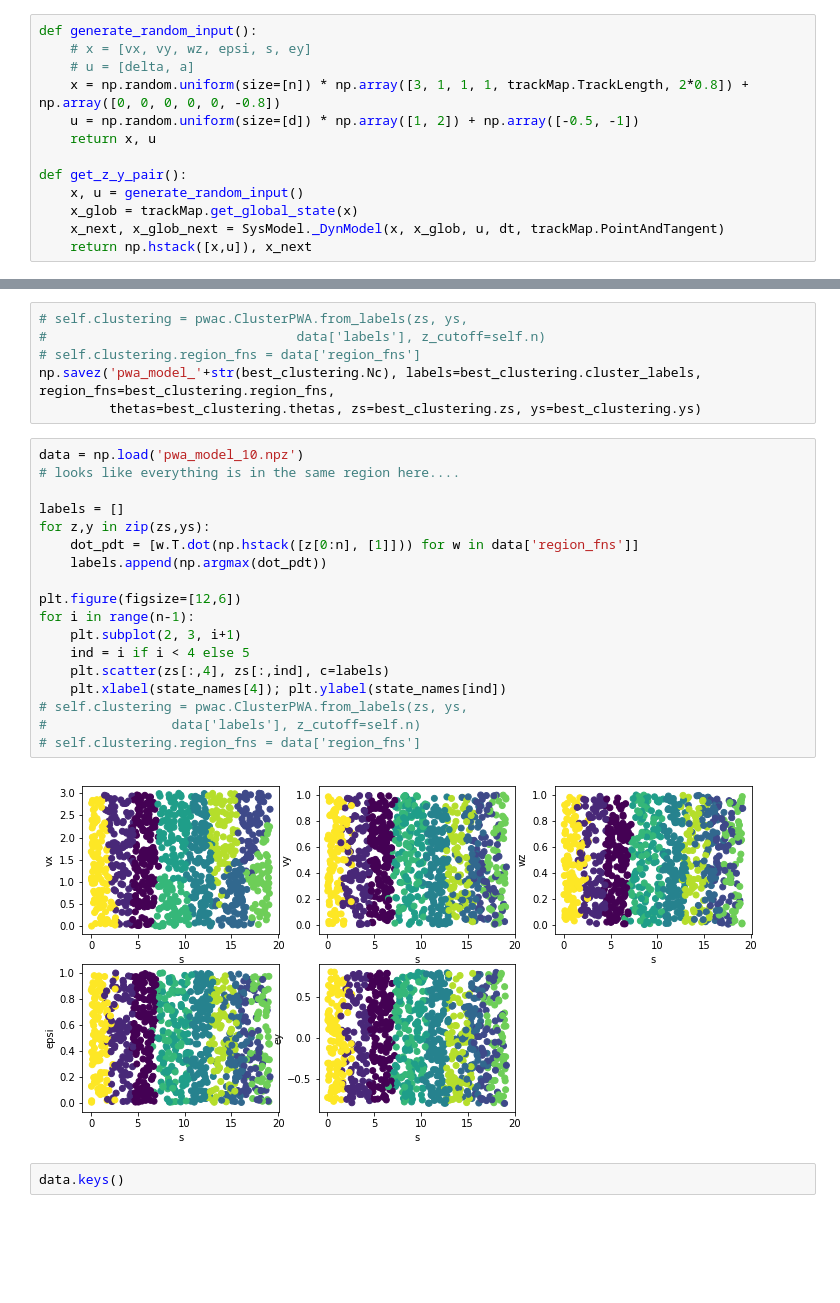
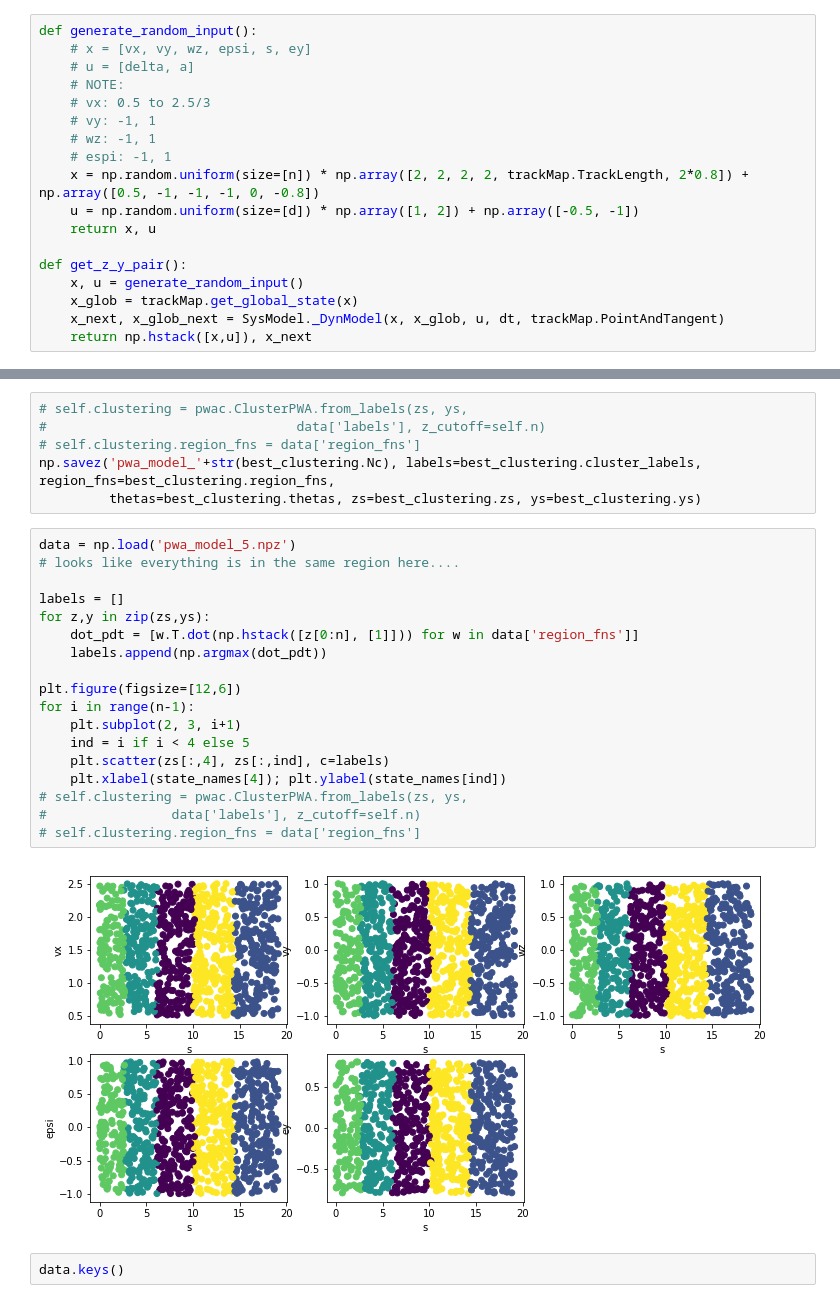
Before and after one commit to urosolia/RacingLMPC, a Jupyter notebook: notebooks/Fitting Accurate Piecewise Affine Model.ipynb, the cells around one changed output, grey strips where cells are left out. Saved outputs shown, nothing was run; the diff lists cells and outputs as text; blank space fills up the shorter version.

```diff
--- a/notebooks/Fitting Accurate Piecewise Affine Model.ipynb
+++ b/notebooks/Fitting Accurate Piecewise Affine Model.ipynb
@@ -26,7 +26,12 @@ n_data = 1000
 def generate_random_input():
     # x = [vx, vy, wz, epsi, s, ey]
     # u = [delta, a]
-    x = np.random.uniform(size=[n]) * np.array([3, 1, 1, 1, trackMap.TrackLength, 2*0.8]) + np.array([0, 0, 0, 0, 0, -0.8])
+    # NOTE:
+    # vx: 0.5 to 2.5/3
+    # vy: -1, 1
+    # wz: -1, 1
+    # espi: -1, 1
+    x = np.random.uniform(size=[n]) * np.array([2, 2, 2, 2, trackMap.TrackLength, 2*0.8]) + np.array([0.5, -1, -1, -1, 0, -0.8])
     u = np.random.uniform(size=[d]) * np.array([1, 2]) + np.array([-0.5, -1])
     return x, u
 
@@ -147,25 +152,25 @@ WARNING: nonoptimal polytope regions: optimal_inaccurate
 np.savez('pwa_model_'+str(best_clustering.Nc), labels=best_clustering.cluster_labels, region_fns=best_clustering.region_fns,
          thetas=best_clustering.thetas, zs=best_clustering.zs, ys=best_clustering.ys)
 # %%
-data = np.load('pwa_model_10.npz')
+data = np.load('pwa_model_5.npz')
 # looks like everything is in the same region here....
 
 labels = []
 for z,y in zip(zs,ys):
     dot_pdt = [w.T.dot(np.hstack([z[0:n], [1]])) for w in data['region_fns']]
     labels.append(np.argmax(dot_pdt))
 
 plt.figure(figsize=[12,6])
 for i in range(n-1):
     plt.subplot(2, 3, i+1)
     ind = i if i < 4 else 5
     plt.scatter(zs[:,4], zs[:,ind], c=labels)
     plt.xlabel(state_names[4]); plt.ylabel(state_names[ind])
 # self.clustering = pwac.ClusterPWA.from_labels(zs, ys,
 #                data['labels'], z_cutoff=self.n)
 # self.clustering.region_fns = data['region_fns']
 # %% [output]
-[figure, old version]
+[figure, new version]
 # %%
 data.keys()
 # %% [output]
```
Also changed, not shown: parts of 5 cells of this notebook, 3 other files.
